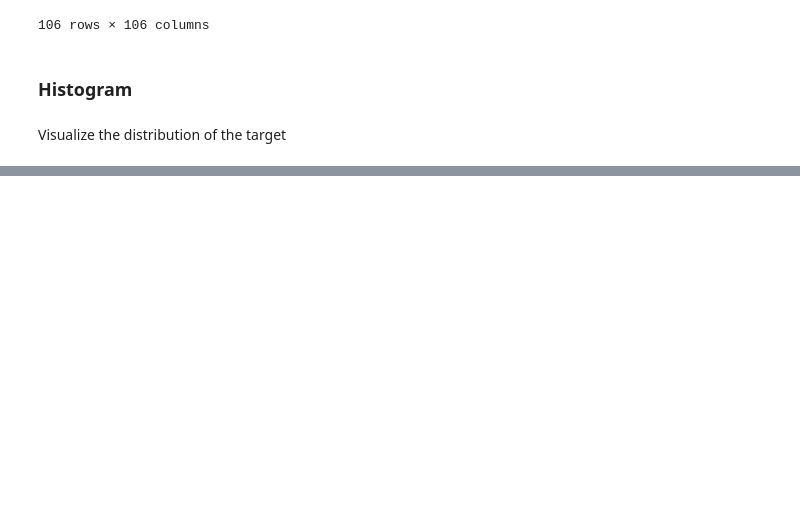
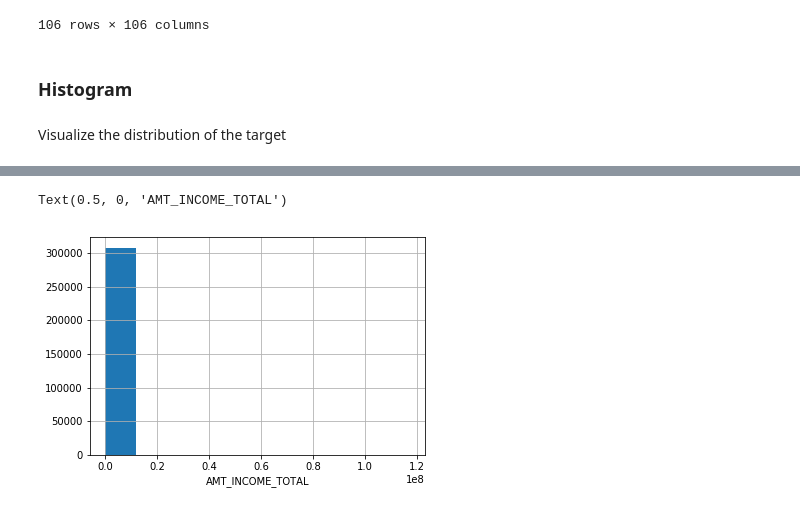
Before and after one commit to NTU-Sherlock/2nd-ML100Days, a Jupyter notebook: homework/Day_005_HW.ipynb, the cells around one changed output, grey strips where cells are left out. Drawn from its saved outputs; the diff is of its cells as text; code cells hidden in the pictures; blank space fills up the shorter version.

```diff
--- a/homework/Day_005_HW.ipynb
+++ b/homework/Day_005_HW.ipynb
@@ -73,0 +74,6 @@ app_train.TARGET.plot(kind = 'hist')
+# %%
+app_train['AMT_INCOME_TOTAL'].hist()
+plt.xlabel('AMT_INCOME_TOTAL')
+# %% [output]
+Text(0.5, 0, 'AMT_INCOME_TOTAL')
+[figure, added]
```
Also changed, not shown: parts of 2 cells of this notebook, 4 other files.
